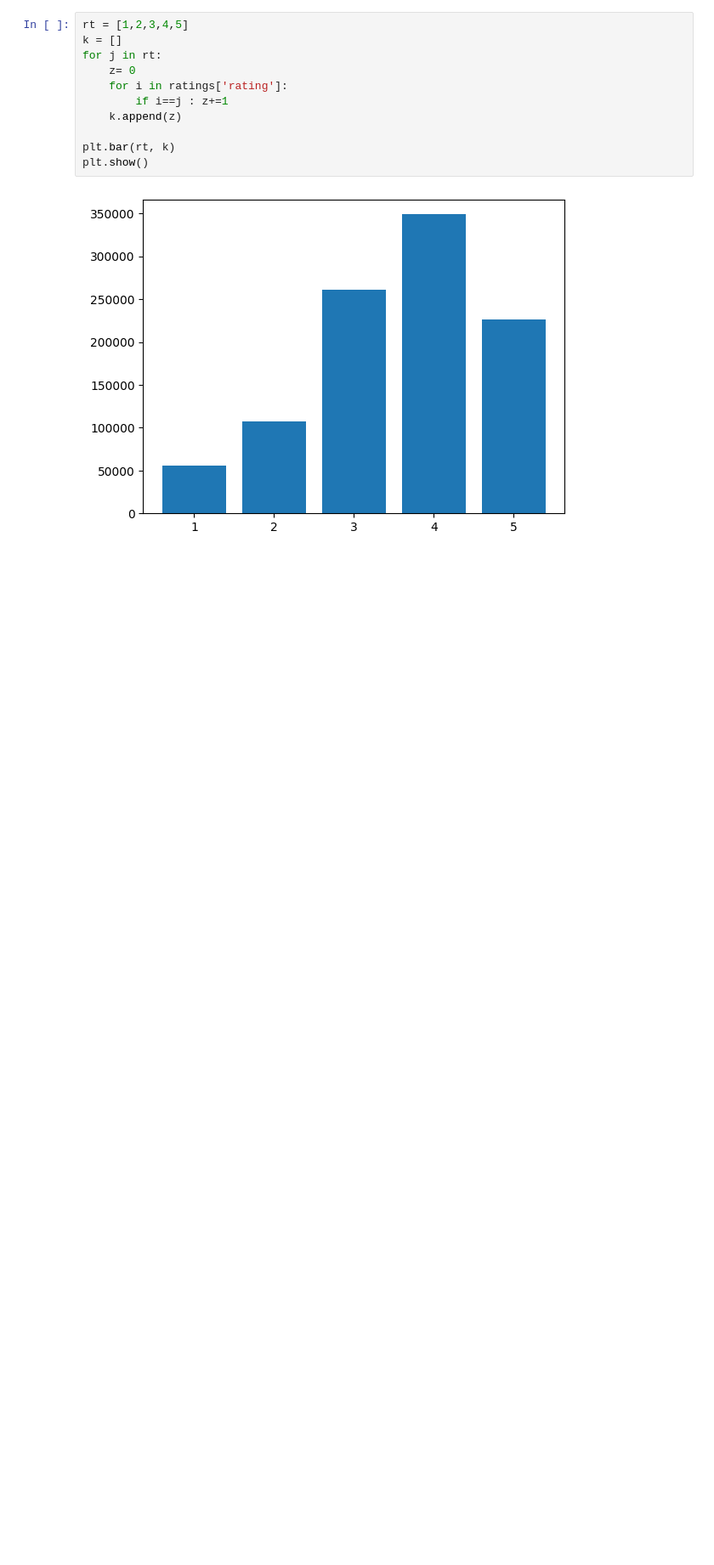
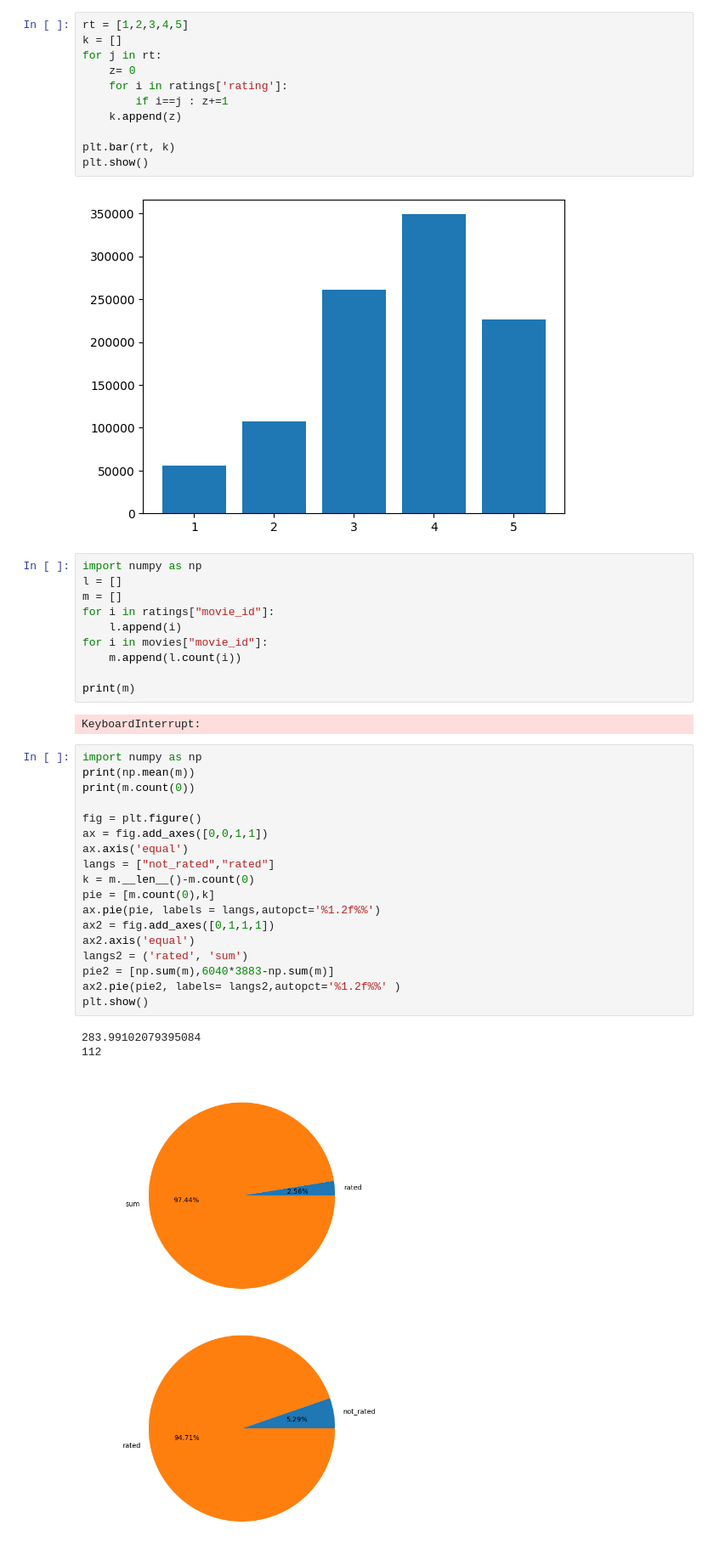
Before and after one commit to nnkhanhn/Recommendation-systems, a Jupyter notebook: visualization.ipynb, the cells around one changed output. Shown: that part at 85% size. Saved outputs shown, nothing was run; the diff lists cells and outputs as text; blank space fills up the shorter version.

```diff
--- a/visualization.ipynb
+++ b/visualization.ipynb
@@ -52,3 +53,37 @@ plt.bar(rt, k)
 plt.show()
 # %% [output]
 [figure]
+# %%
+import numpy as np
+l = []
+m = []
+for i in ratings["movie_id"]:
+    l.append(i)
+for i in movies["movie_id"]:
+    m.append(l.count(i))
+
+print(m)
+# %% [output]
+KeyboardInterrupt:
+# %%
+import numpy as np
+print(np.mean(m))
+print(m.count(0))
+
+fig = plt.figure()
+ax = fig.add_axes([0,0,1,1])
+ax.axis('equal')
+langs = ["not_rated","rated"]
+k = m.__len__()-m.count(0)
+pie = [m.count(0),k]
+ax.pie(pie, labels = langs,autopct='%1.2f%%')
+ax2 = fig.add_axes([0,1,1,1])
+ax2.axis('equal')
+langs2 = ('rated', 'sum')
+pie2 = [np.sum(m),6040*3883-np.sum(m)]
+ax2.pie(pie2, labels= langs2,autopct='%1.2f%%' )
+plt.show()
+# %% [output]
+283.99102079395084
+112
+[figure, added]
```
Also changed, not shown: parts of 4 cells of this notebook, 5 other files.
